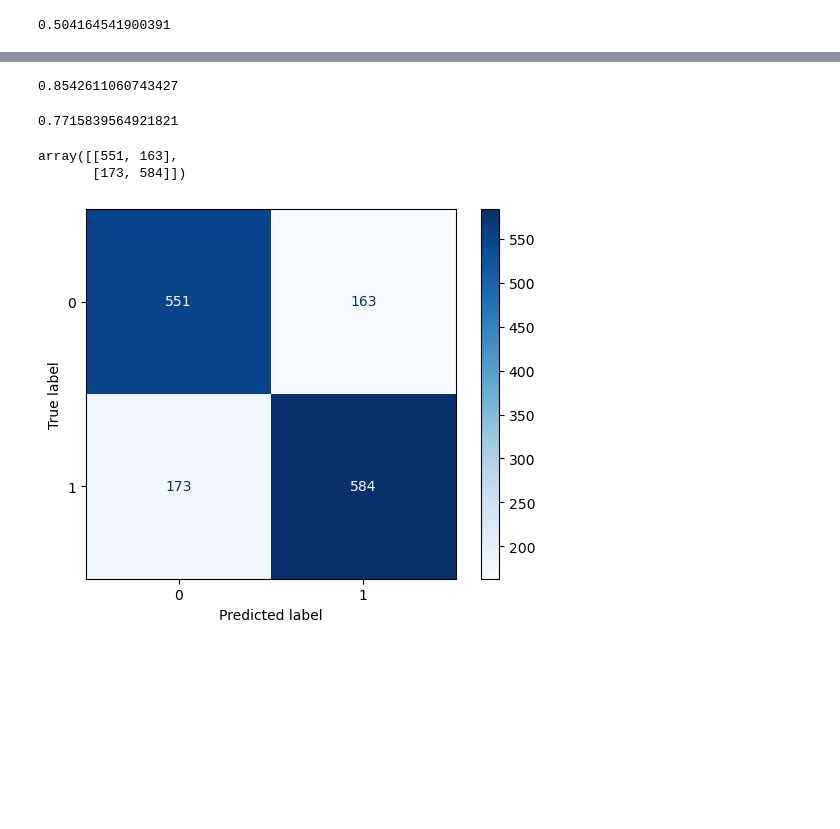
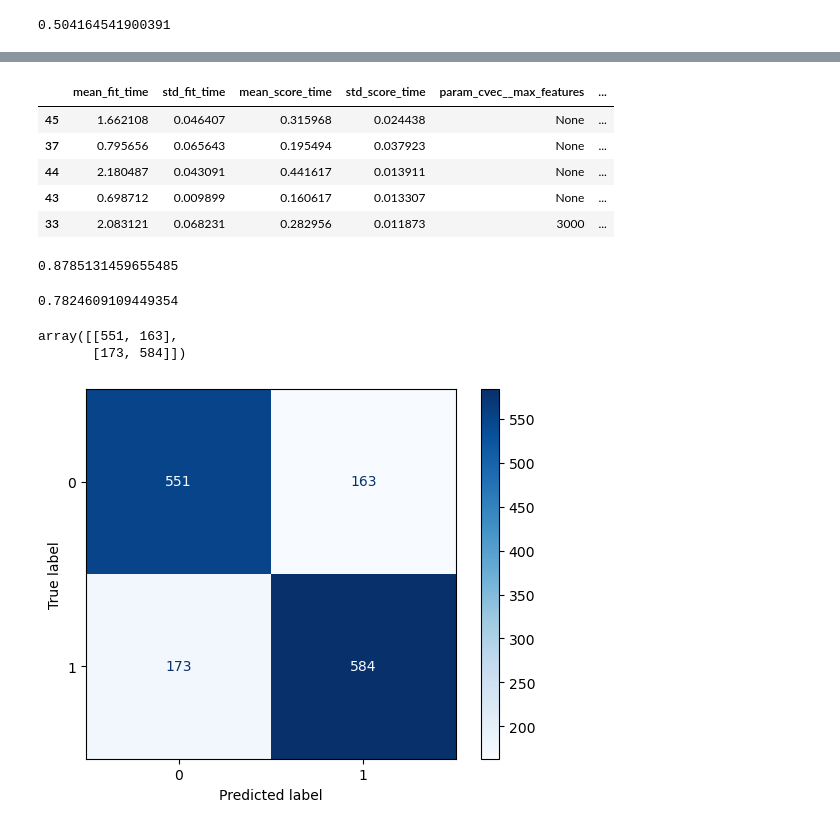
Before and after one commit to sheisroot/feminism-subreddit-classifier, a Jupyter notebook: 03_Preprocessing.ipynb, the cells around one changed output, grey strips where cells are left out. Drawn from its saved outputs; the diff is of its cells as text; code cells hidden in the pictures; blank space fills up the shorter version.

```diff
--- a/03_Preprocessing.ipynb
+++ b/03_Preprocessing.ipynb
@@ -57,0 +65,4 @@ Name: all_text, Length: 5883, dtype: object
+# %%
+# Start from here
+posts = pd.read_csv('./data/posts_cleaned.csv')
+posts.head()
@@ -81,11 +99,11 @@ params = {
     # 'cvec__binary': [False, True],
     'cvec__min_df': [1, 2],
     # 'cvec__max_df: [0.98]
-    'cvec__ngram_range': [(1,1),(2, 3)],
-    # 'cvec__max_features': [2000, 3000, None],
+    'cvec__ngram_range': [(1, 1), (1, 2), (2, 3)],
+    'cvec__max_features': [1000, 2000, 3000, None],
 }
 
-gs = GridSearchCV(pipe, params, n_jobs=4)
+gs = GridSearchCV(pipe, params, n_jobs=8)
 # %%
 %%time
 gs.fit(X_train, y_train)
@@ -110,11 +150,20 @@ GridSearchCV(estimator=Pipeline(steps=[('cvec', CountVectorizer()),
+# %%
+pd.DataFrame(gs.cv_results_).sort_values('mean_test_score', ascending=False)[:5]
+# %% [output]
+|  | mean_fit_time | std_fit_time | mean_score_time | std_score_time | param_cvec__max_features | ... |
+| 45 | 1.662108 | 0.046407 | 0.315968 | 0.024438 | None | ... |
+| 37 | 0.795656 | 0.065643 | 0.195494 | 0.037923 | None | ... |
+| 44 | 2.180487 | 0.043091 | 0.441617 | 0.013911 | None | ... |
+| 43 | 0.698712 | 0.009899 | 0.160617 | 0.013307 | None | ... |
+| 33 | 2.083121 | 0.068231 | 0.282956 | 0.011873 | 3000 | ... |
 # %%
 gs.score(X_train, y_train)
 # %% [output]
-0.8542611060743427
+0.8785131459655485
 # %%
 gs.score(X_test, y_test)
 # %% [output]
-0.7715839564921821
+0.7824609109449354
 # %%
 y_hat = gs.predict(X_test)
 confusion_matrix(y_test, y_hat)
```
Also changed, not shown: parts of 4 cells of this notebook, 8 other files.
